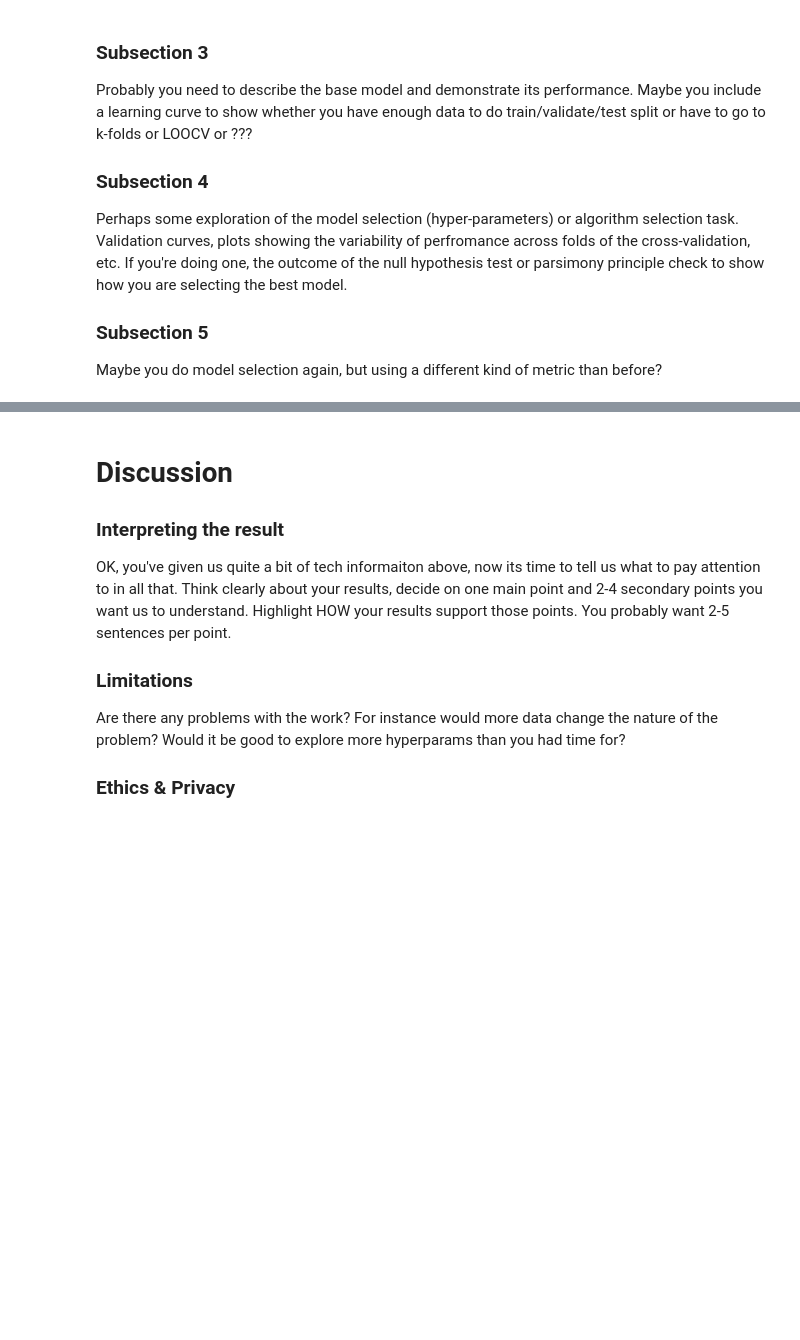
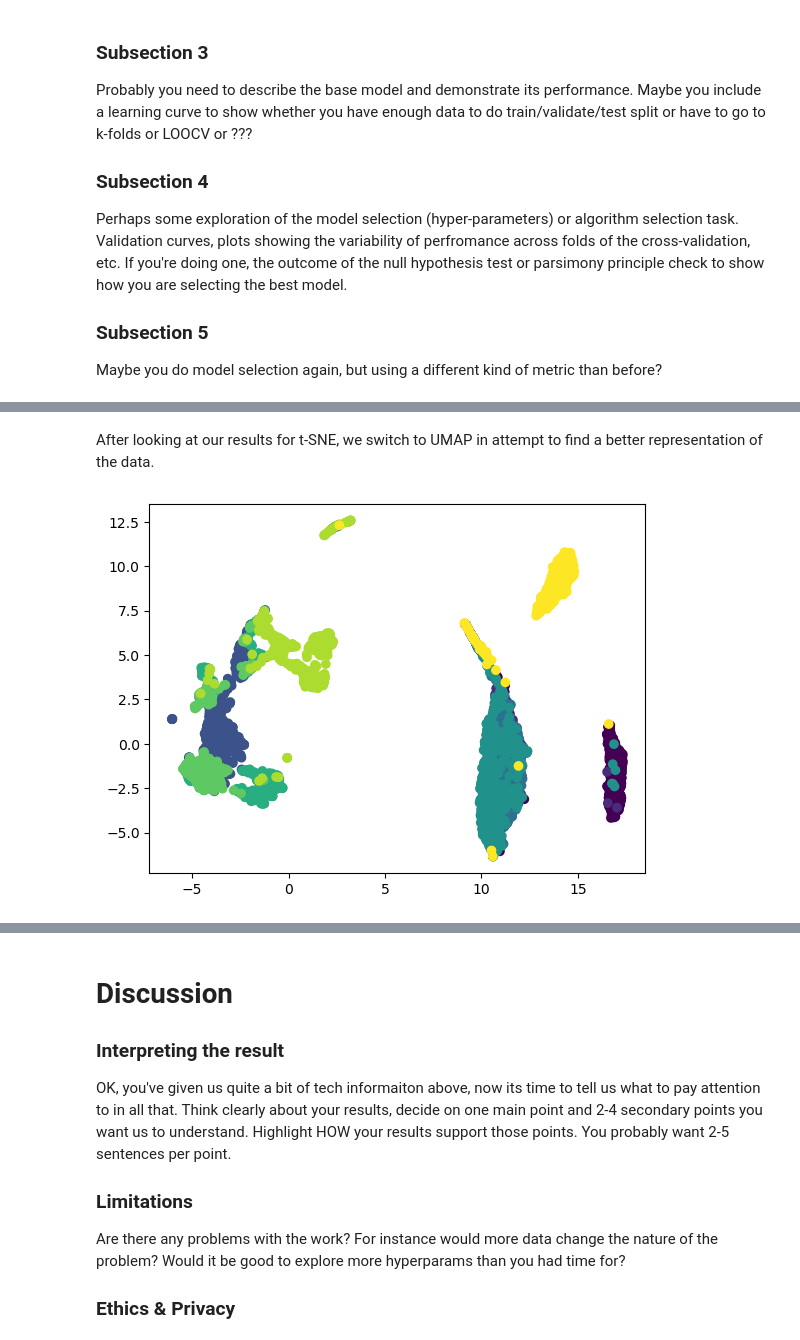
Before and after one commit to alexavndra/cogs_118b_project, a Jupyter notebook: FinalProject_groupXXX.ipynb, the cells around one changed output, grey strips where cells are left out. Saved outputs shown, nothing was run; the diff lists cells and outputs as text; code cells hidden in the pictures; blank space fills up the shorter version.

Commit message:
moved cells, added umap

```diff
--- a/FinalProject_groupXXX.ipynb
+++ b/FinalProject_groupXXX.ipynb
@@ -241,0 +217,2 @@ Maybe you do model selection again, but using a different kind of metric than be
+# %%
+X = preprocessing.normalize(data.iloc[:, :-1])
@@ -241,0 +264,9 @@ Maybe you do model selection again, but using a different kind of metric than be
+# %% [markdown]
+After looking at our results for t-SNE, we switch to UMAP in attempt to find a better representation of the data.
+# %%
+umap5 = UMAP(min_dist=0.1, n_neighbors=5, metric="euclidean", random_state=1216)
+umap_data5 = umap5.fit_transform(X)
+plt.scatter(umap_data5[:, 0], umap_data5[:, 1], c=labels_encoded)
+plt.show()
+# %% [output]
+[figure, added]
```
Also changed, not shown: parts of 24 cells of this notebook.
